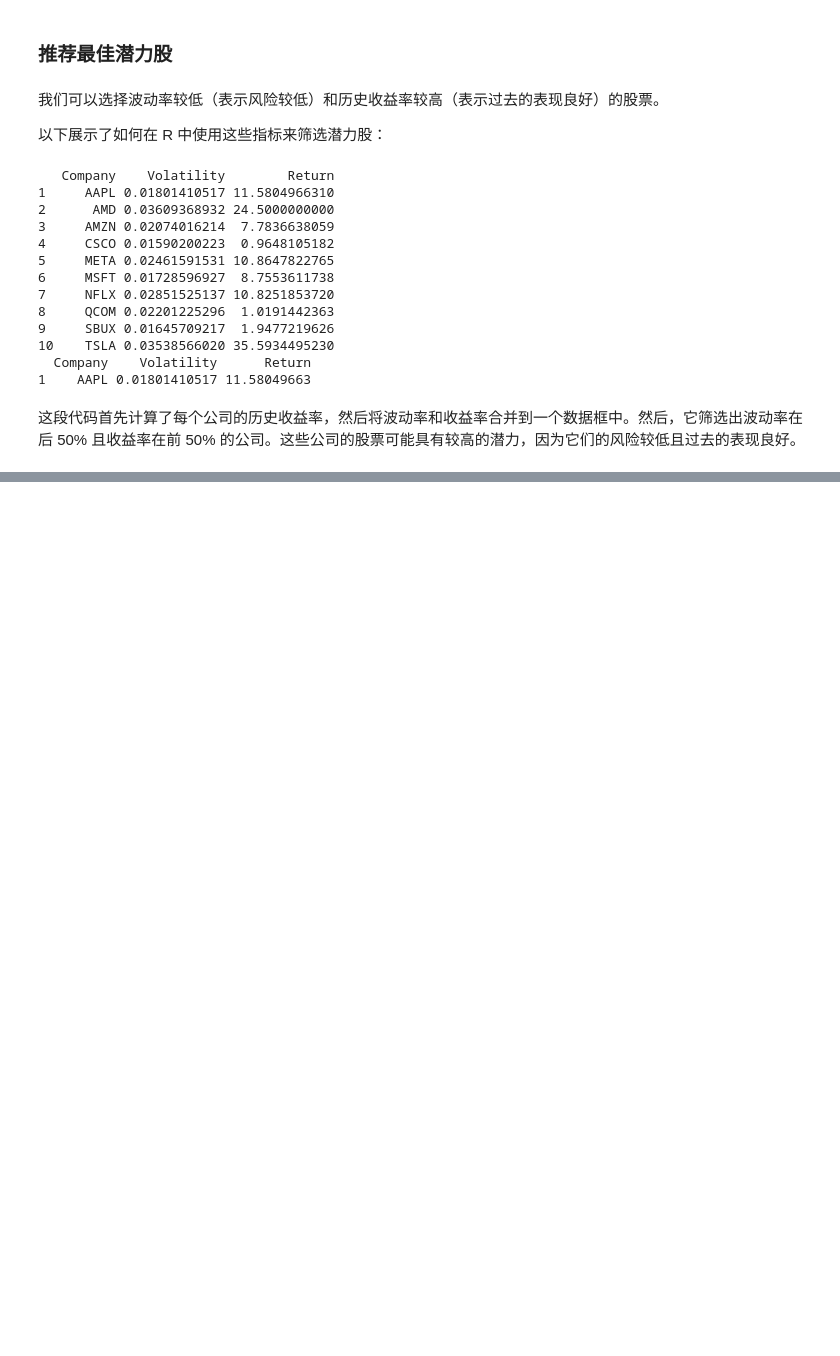
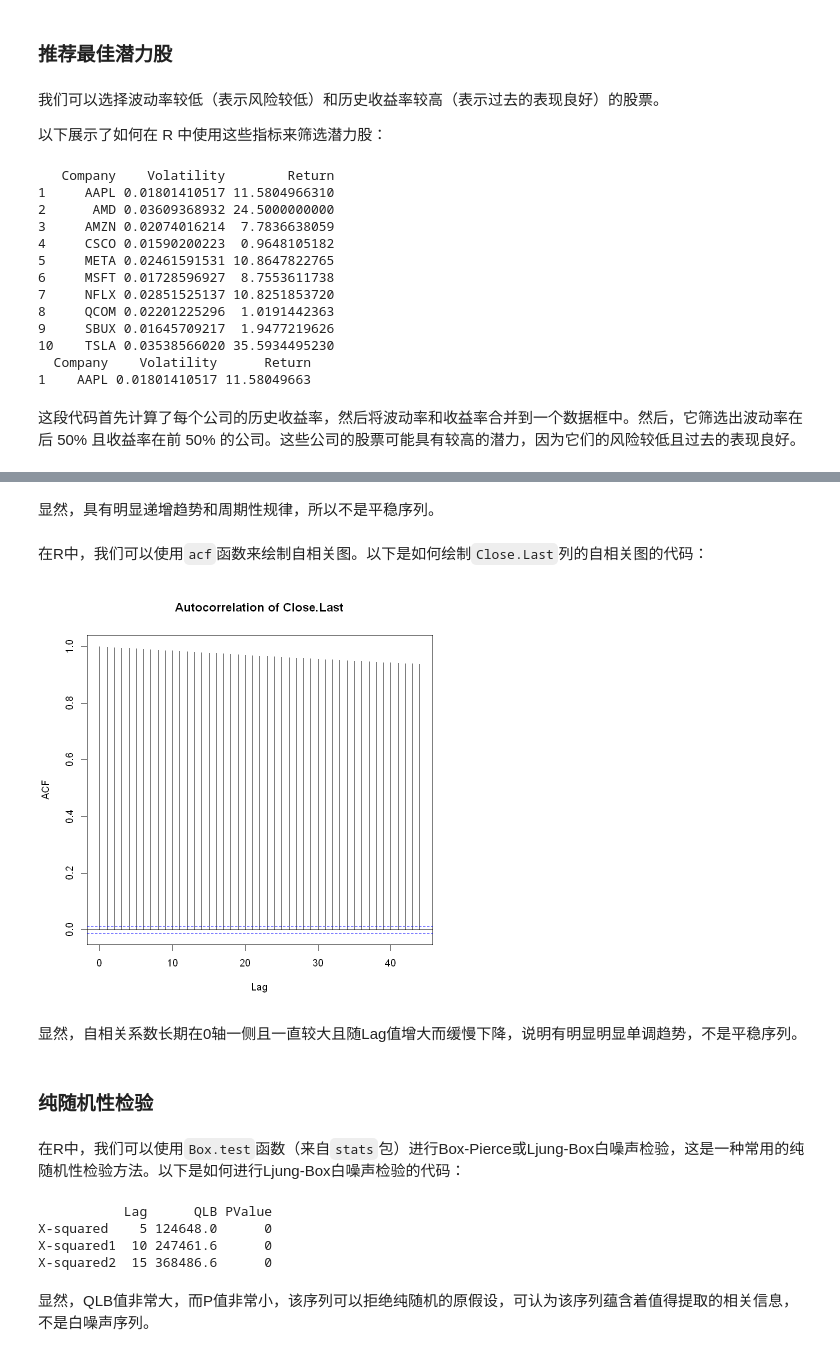
Before and after one commit to wuhang03/Statistical-Analysis-and-Modeling, a Jupyter notebook: 时序模型.ipynb, the cells around one changed output, grey strips where cells are left out. Cells and saved outputs as stored; diff of their text form; code cells hidden in the pictures; blank space fills up the shorter version.

Commit message:
feat: 初步进行时间序列预处理
1. 平稳性检验
2. 纯随机性检验

```diff
--- a/时序模型.ipynb
+++ b/时序模型.ipynb
@@ -419,0 +421,34 @@ print(potential_stocks)
+# %% [markdown]
+显然，具有明显递增趋势和周期性规律，所以不是平稳序列。
+# %% [markdown]
+在R中，我们可以使用`acf`函数来绘制自相关图。以下是如何绘制`Close.Last`列的自相关图的代码：
+# %%
+# 绘制自相关图
+acf(data$Close.Last, main="Autocorrelation of Close.Last")
+# %% [output]
+[figure, added]
+# %% [markdown]
+显然，自相关系数长期在0轴一侧且一直较大且随Lag值增大而缓慢下降，说明有明显明显单调趋势，不是平稳序列。
+# %% [markdown]
+### 纯随机性检验
+# %% [markdown]
+在R中，我们可以使用`Box.test`函数（来自`stats`包）进行Box-Pierce或Ljung-Box白噪声检验，这是一种常用的纯随机性检验方法。以下是如何进行Ljung-Box白噪声检验的代码：
+# %%
+# 初始化一个空的数据框
+result <- data.frame()
+
+# 对不同的滞后阶数进行Ljung-Box白噪声检验
+for (lag in c(5, 10, 15)) {
+  test <- Box.test(data$Close.Last, lag = lag, type = "Ljung-Box")
+  result <- rbind(result, data.frame(Lag = lag, QLB = test$statistic, PValue = test$p.value))
+}
+options(digits = 7)
+# 打印结果
+print(result)
+# %% [output]
+           Lag      QLB PValue
+X-squared    5 124648.0      0
+X-squared1  10 247461.6      0
+X-squared2  15 368486.6      0
+# %% [markdown]
+显然，QLB值非常大，而P值非常小，该序列可以拒绝纯随机的原假设，可认为该序列蕴含着值得提取的相关信息，不是白噪声序列。
```
Also changed, not shown: parts of 9 cells of this notebook.
